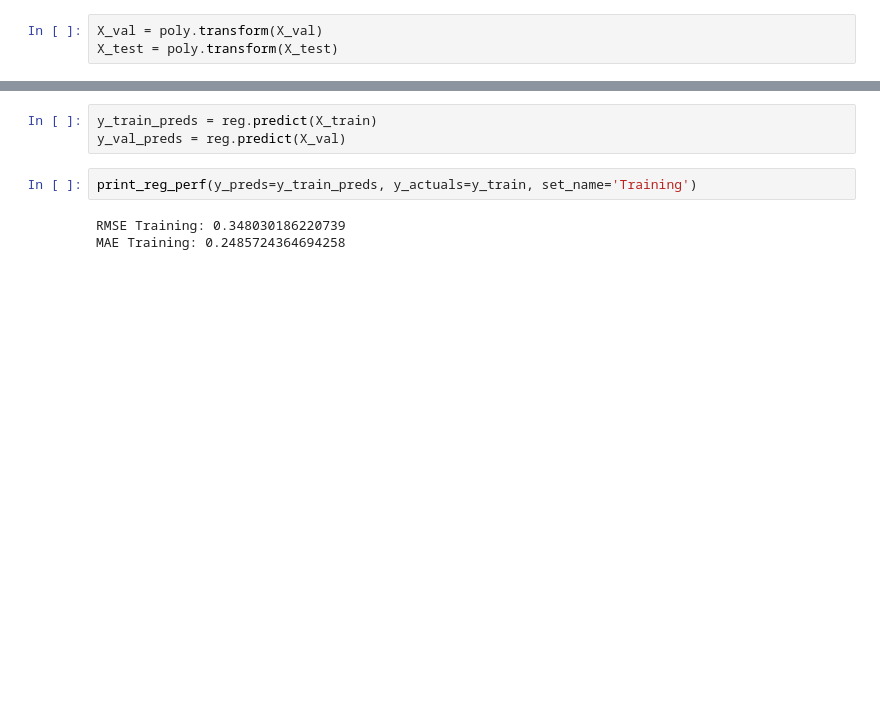
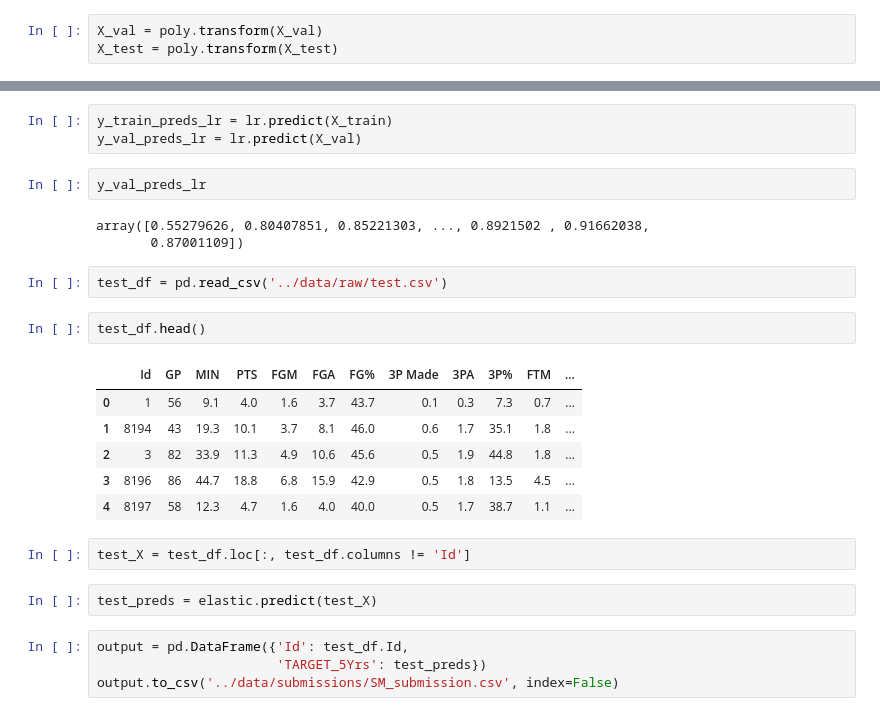
Before and after one commit to jaseuts/nba_career_prediction, a Jupyter notebook: notebooks/murdoch_shannon-14034110-week1.ipynb, the cells around one changed output, grey strips where cells are left out. Saved outputs shown, nothing was run; the diff lists cells and outputs as text; blank space fills up the shorter version.

Commit message:
shannon added submissions subfolder

```diff
--- a/notebooks/murdoch_shannon-14034110-week1.ipynb
+++ b/notebooks/murdoch_shannon-14034110-week1.ipynb
@@ -166,10 +165,29 @@ dump(reg,  '../models/linear_poly_2.joblib')
 # %% [output]
 ['../models/linear_poly_2.joblib']
 # %%
-y_train_preds = reg.predict(X_train)
-y_val_preds = reg.predict(X_val)
+y_train_preds_lr = lr.predict(X_train)
+y_val_preds_lr = lr.predict(X_val)
-# %%
-print_reg_perf(y_preds=y_train_preds, y_actuals=y_train, set_name='Training')
-# %% [output]
-RMSE Training: 0.348030186220739
-MAE Training: 0.2485724364694258
+# %%
+y_val_preds_lr
+# %% [output]
+array([0.55279626, 0.80407851, 0.85221303, ..., 0.8921502 , 0.91662038,
+       0.87001109])
+# %%
+test_df = pd.read_csv('../data/raw/test.csv')
+# %%
+test_df.head()
+# %% [output]
+|  | Id | GP | MIN | PTS | FGM | FGA | FG% | 3P Made | 3PA | 3P% | FTM | ... |
+| 0 | 1 | 56 | 9.1 | 4.0 | 1.6 | 3.7 | 43.7 | 0.1 | 0.3 | 7.3 | 0.7 | ... |
+| 1 | 8194 | 43 | 19.3 | 10.1 | 3.7 | 8.1 | 46.0 | 0.6 | 1.7 | 35.1 | 1.8 | ... |
+| 2 | 3 | 82 | 33.9 | 11.3 | 4.9 | 10.6 | 45.6 | 0.5 | 1.9 | 44.8 | 1.8 | ... |
+| 3 | 8196 | 86 | 44.7 | 18.8 | 6.8 | 15.9 | 42.9 | 0.5 | 1.8 | 13.5 | 4.5 | ... |
+| 4 | 8197 | 58 | 12.3 | 4.7 | 1.6 | 4.0 | 40.0 | 0.5 | 1.7 | 38.7 | 1.1 | ... |
+# %%
+test_X = test_df.loc[:, test_df.columns != 'Id']
+# %%
+test_preds = elastic.predict(test_X)
+# %%
+output = pd.DataFrame({'Id': test_df.Id,
+                       'TARGET_5Yrs': test_preds})
+output.to_csv('../data/submissions/SM_submission.csv', index=False)
```
Also changed, not shown: parts of 13 cells of this notebook, 1 other file.
